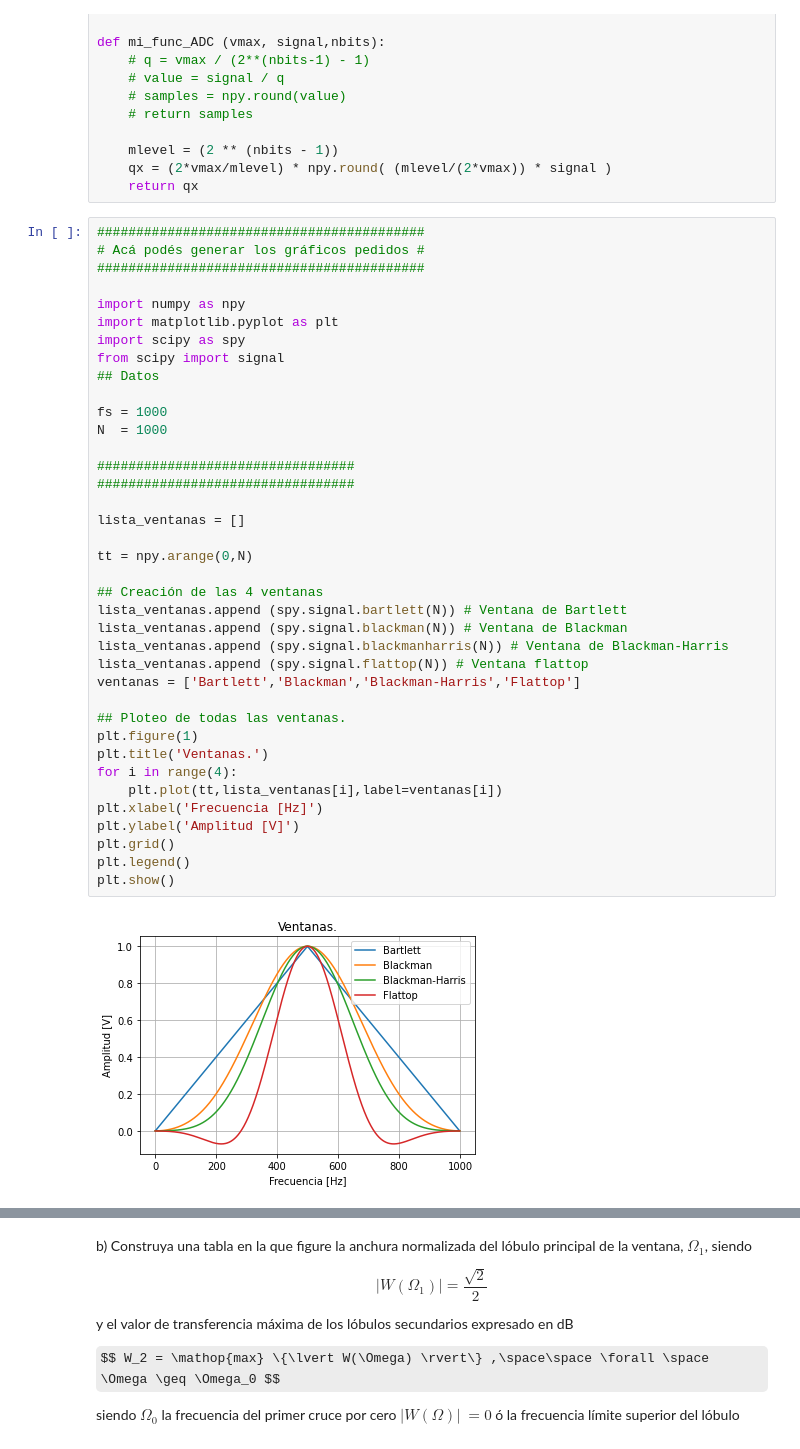
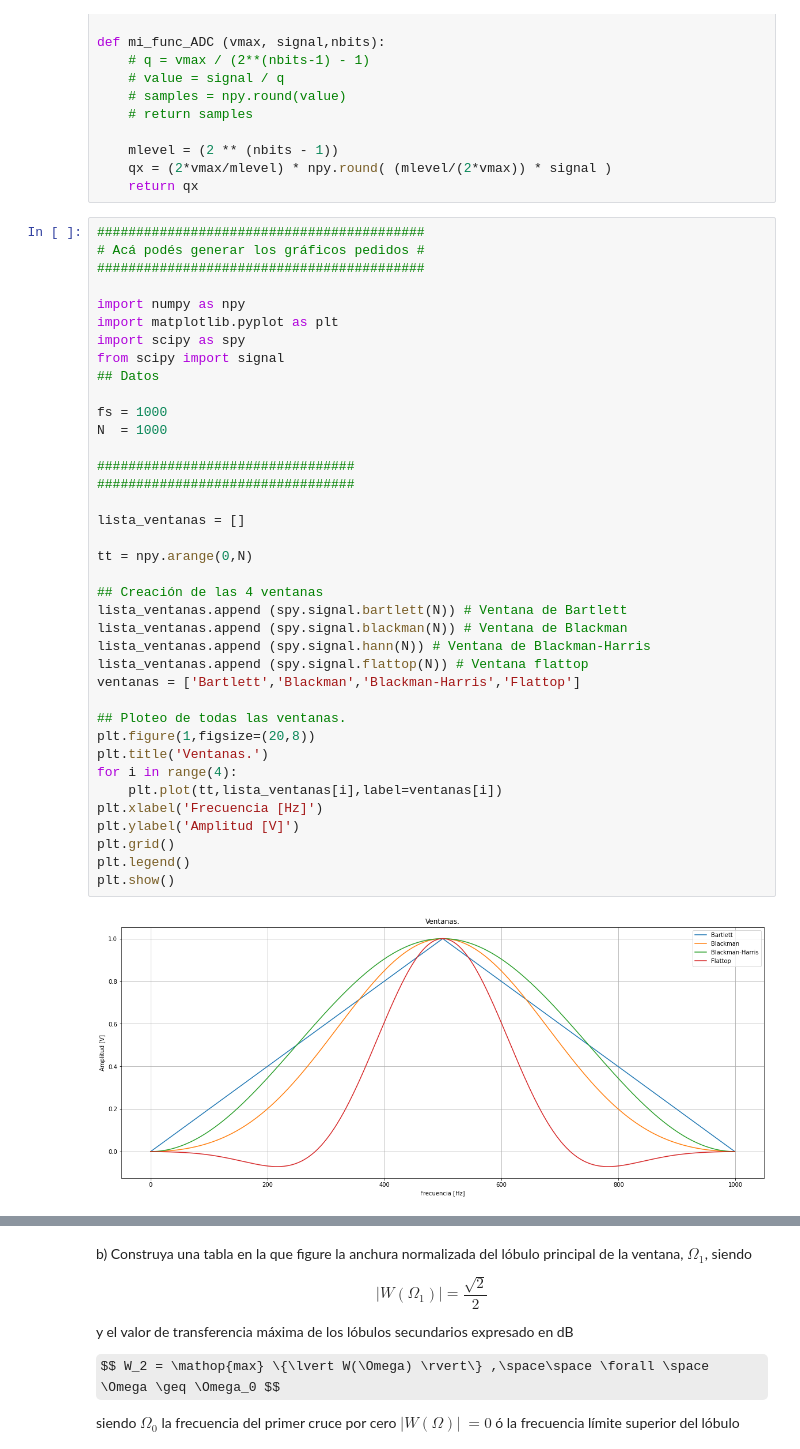
Before and after one commit to jbl95/pds-trabajosPracticos, a Jupyter notebook: TP2 - Ventanas.ipynb, the cells around one changed output, grey strips where cells are left out. Drawn from its saved outputs; the diff is of its cells as text; some formulas as TeX source.

```diff
--- a/TP2 - Ventanas.ipynb
+++ b/TP2 - Ventanas.ipynb
@@ -102,36 +102,36 @@ import matplotlib.pyplot as plt
 import scipy as spy
 from scipy import signal
 ## Datos
 
 fs = 1000
 N  = 1000
 
 #################################
 #################################
 
 lista_ventanas = []
 
 tt = npy.arange(0,N)
 
 ## Creación de las 4 ventanas
 lista_ventanas.append (spy.signal.bartlett(N)) # Ventana de Bartlett
 lista_ventanas.append (spy.signal.blackman(N)) # Ventana de Blackman
-lista_ventanas.append (spy.signal.blackmanharris(N)) # Ventana de Blackman-Harris
+lista_ventanas.append (spy.signal.hann(N)) # Ventana de Blackman-Harris
 lista_ventanas.append (spy.signal.flattop(N)) # Ventana flattop
 ventanas = ['Bartlett','Blackman','Blackman-Harris','Flattop']
 
 ## Ploteo de todas las ventanas.
-plt.figure(1)
+plt.figure(1,figsize=(20,8))
 plt.title('Ventanas.')
 for i in range(4):
     plt.plot(tt,lista_ventanas[i],label=ventanas[i])
 plt.xlabel('Frecuencia [Hz]')
 plt.ylabel('Amplitud [V]')
 plt.grid()
 plt.legend()
 plt.show()
 # %% [output]
-[figure, old version]
+[figure, new version]
 # %%
 ## Módulo FFT.
 ceros = npy.zeros(int(10*N)) ## Vector de ceros.
```
Also changed, not shown: parts of 18 cells of this notebook.
